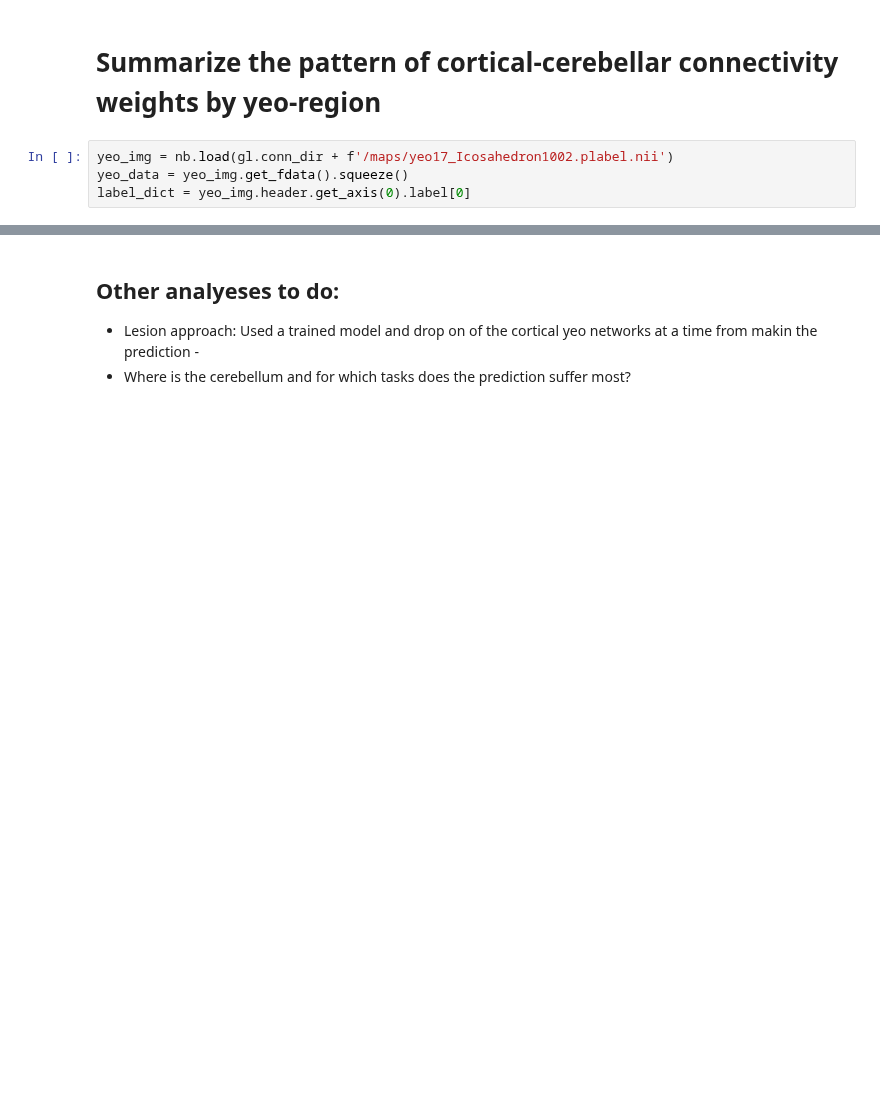
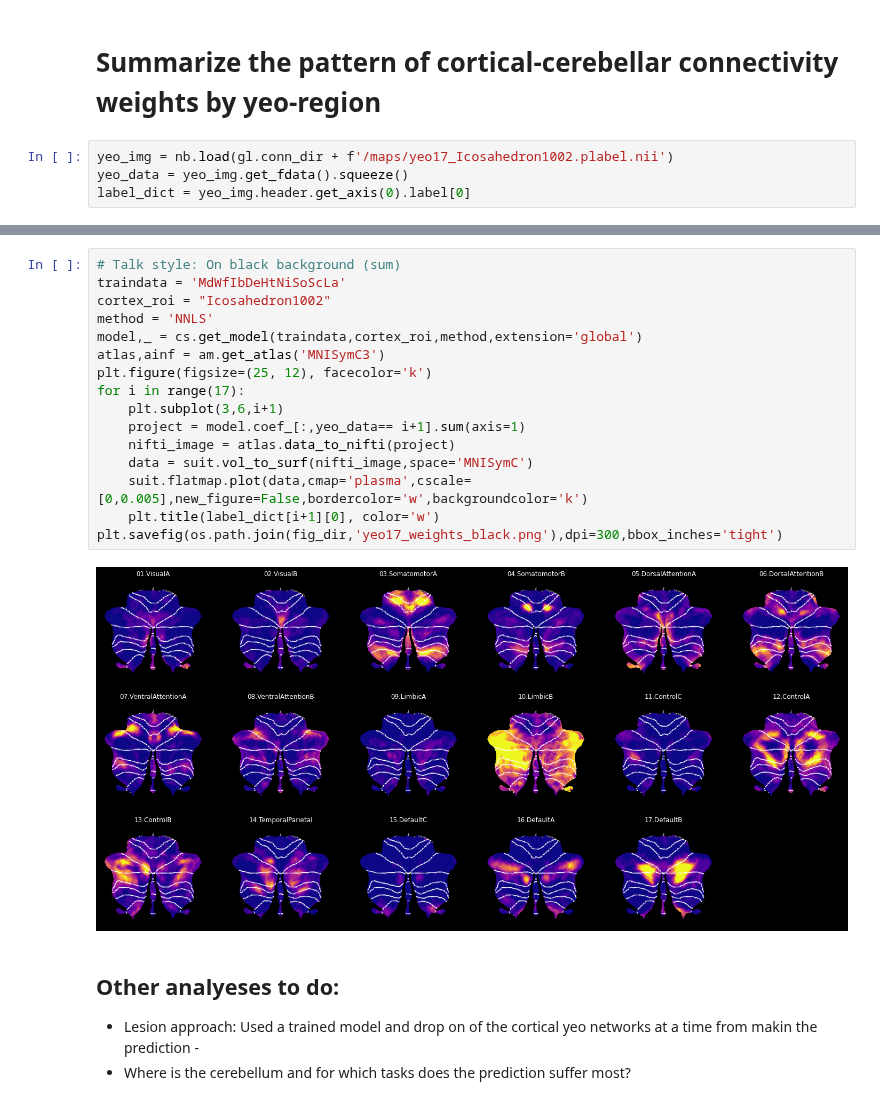
Before and after one commit to DiedrichsenLab/cortico_cereb_connectivity, a Jupyter notebook: notebooks/5. Model_description/connectivity_weights_from_yeo.ipynb, the cells around one changed output, grey strips where cells are left out. Saved outputs shown, nothing was run; the diff lists cells and outputs as text; blank space fills up the shorter version.

Commit message:
Notebook - black slides

```diff
--- a/notebooks/5. Model_description/connectivity_weights_from_yeo.ipynb
+++ b/notebooks/5. Model_description/connectivity_weights_from_yeo.ipynb
@@ -46,3 +46,21 @@ KeyboardInterrupt:
+# %%
+# Talk style: On black background (sum)
+traindata = 'MdWfIbDeHtNiSoScLa'
+cortex_roi = "Icosahedron1002"
+method = 'NNLS'
+model,_ = cs.get_model(traindata,cortex_roi,method,extension='global')
+atlas,ainf = am.get_atlas('MNISymC3')
+plt.figure(figsize=(25, 12), facecolor='k')
+for i in range(17):
+    plt.subplot(3,6,i+1)
+    project = model.coef_[:,yeo_data== i+1].sum(axis=1)
+    nifti_image = atlas.data_to_nifti(project)
+    data = suit.vol_to_surf(nifti_image,space='MNISymC')
+    suit.flatmap.plot(data,cmap='plasma',cscale=[0,0.005],new_figure=False,bordercolor='w',backgroundcolor='k')
+    plt.title(label_dict[i+1][0], color='w')
+plt.savefig(os.path.join(fig_dir,'yeo17_weights_black.png'),dpi=300,bbox_inches='tight')
+# %% [output]
+[figure, added]
 # %% [markdown]
 ## Other analyeses to do:
 
```
Also changed, not shown: parts of 2 cells of this notebook, 1 other file.
